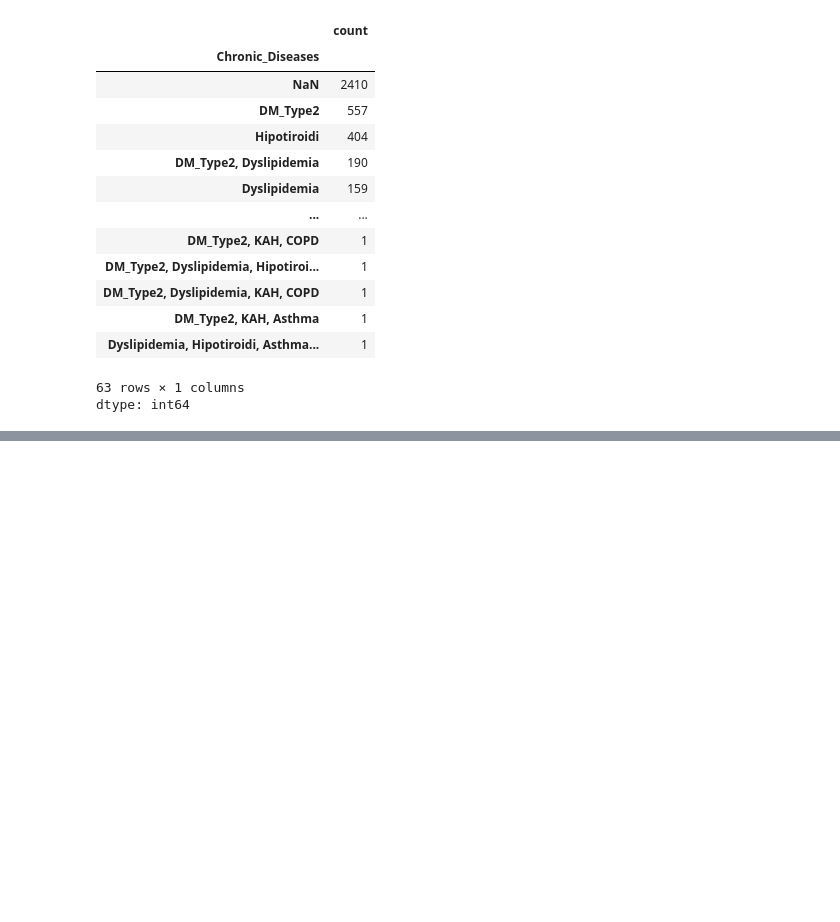
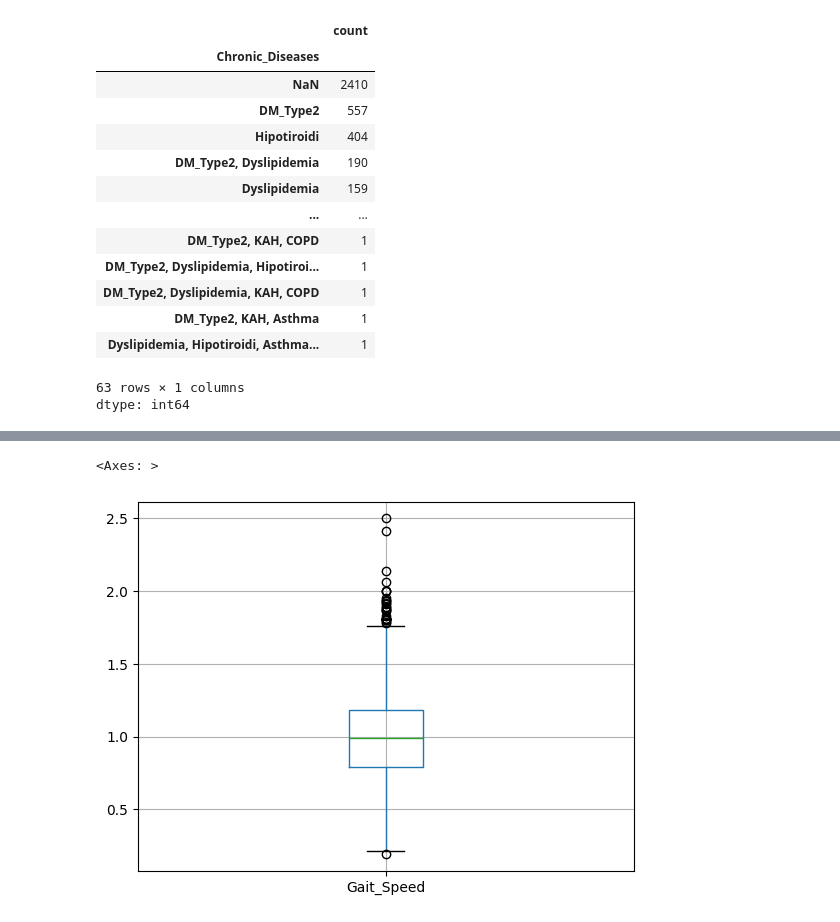
Before and after one commit to sadullahozcan/sarcopenia_eda_analysis, a Jupyter notebook: EDA_04.ipynb, the cells around one changed output, grey strips where cells are left out. Saved outputs shown, nothing was run; the diff lists cells and outputs as text; code cells hidden in the pictures; blank space fills up the shorter version.

```diff
--- a/EDA_04.ipynb
+++ b/EDA_04.ipynb
@@ -409,0 +572,7 @@ df.to_excel('/content/drive/MyDrive/SARCOPENIA_PROJECT/sarcopenia-data-set_colum
+# %%
+df = pd.read_excel("/content/drive/MyDrive/SARCOPENIA_PROJECT/Data_Set_Files/sarcopenia-data-set_columns_corrected_6.xlsx")
+# %%
+df.boxplot(column='Gait_Speed')
+# %% [output]
+<Axes: >
+[figure, added]
```
Also changed, not shown: parts of 58 cells of this notebook.
